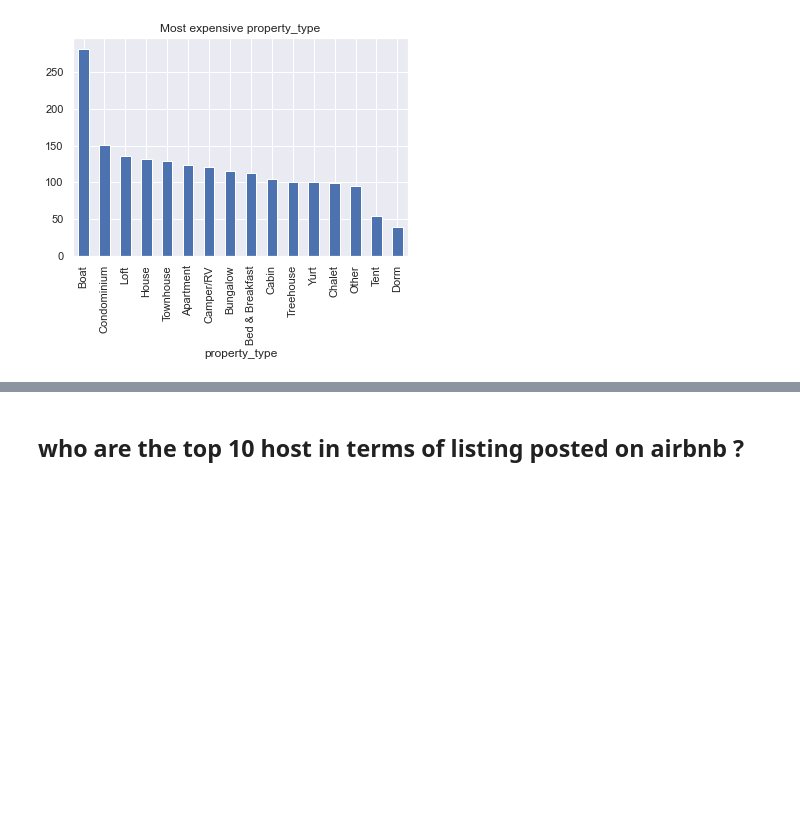
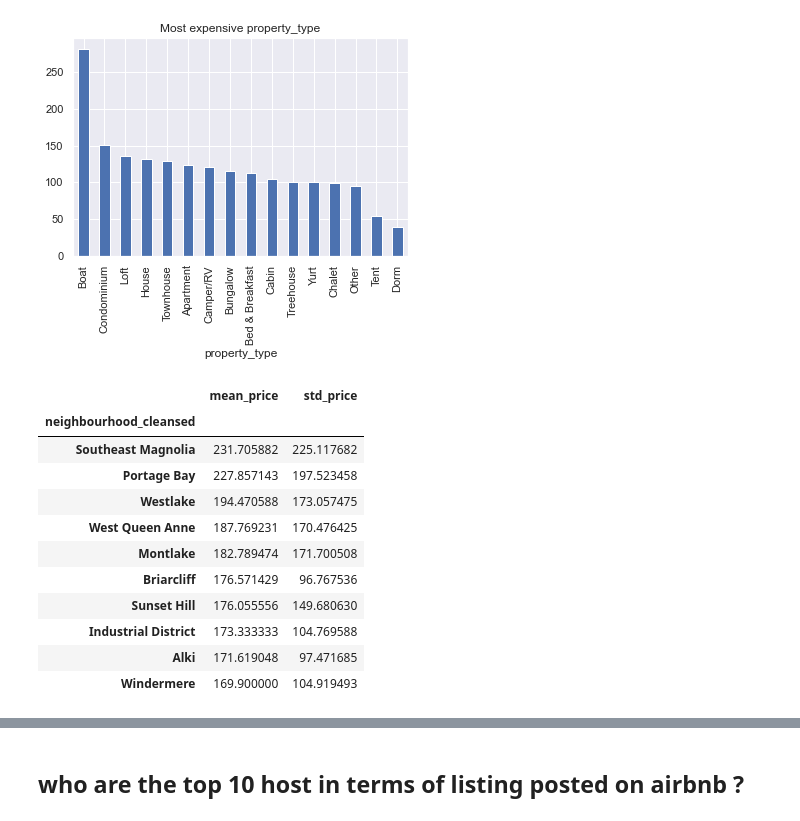
Before and after one commit to rachana-bisht/Airbnb-Seattle, a Jupyter notebook: seattle_airbnb.ipynb, the cells around one changed output, grey strips where cells are left out. Cells and saved outputs as stored; diff of their text form; code cells hidden in the pictures; blank space fills up the shorter version.

```diff
--- a/seattle_airbnb.ipynb
+++ b/seattle_airbnb.ipynb
@@ -226,14 +226,28 @@ plt.title('Most expensive property_type')
 Text(0.5, 1.0, 'Most expensive property_type')
 [figure]
 # %%
-neighborhood_mean_df = pd.DataFrame(df.groupby('neighbourhood_cleansed').mean()['price'].sort_values(ascending=False))
+#how the price of rental (mean, std) varies with location-
+neighborhood_mean_df = pd.DataFrame(listing.groupby('neighbourhood_cleansed').mean()['price'].sort_values(ascending=False))
 neighborhood_mean_df = neighborhood_mean_df.rename(columns = {'price': 'mean_price'})
 
-neighborhood_std_df = pd.DataFrame(df.groupby('neighbourhood_cleansed').std()['price'].sort_values(ascending=False))
+neighborhood_std_df = pd.DataFrame(listing.groupby('neighbourhood_cleansed').std()['price'].sort_values(ascending=False))
 neighborhood_std_df = neighborhood_std_df.rename(columns = {'price': 'std_price'})
 
 neighborhood_df = neighborhood_mean_df.merge(neighborhood_std_df, on='neighbourhood_cleansed')
 
-top_10 = neighborhood_df.index[:10].tolist() # the subset of neighborhoods we'll analyze for question two
+top_10 = neighborhood_df.index[:20].tolist() # the subset of neighborhoods we'll analyze for question three
 
 neighborhood_df.head(10)
+# %% [output]
+|  | mean_price | std_price |
+| neighbourhood_cleansed |  |  |
+| Southeast Magnolia | 231.705882 | 225.117682 |
+| Portage Bay | 227.857143 | 197.523458 |
+| Westlake | 194.470588 | 173.057475 |
+| West Queen Anne | 187.769231 | 170.476425 |
+| Montlake | 182.789474 | 171.700508 |
+| Briarcliff | 176.571429 | 96.767536 |
+| Sunset Hill | 176.055556 | 149.680630 |
+| Industrial District | 173.333333 | 104.769588 |
+| Alki | 171.619048 | 97.471685 |
+| Windermere | 169.900000 | 104.919493 |
```
Also changed, not shown: parts of 8 cells of this notebook.
